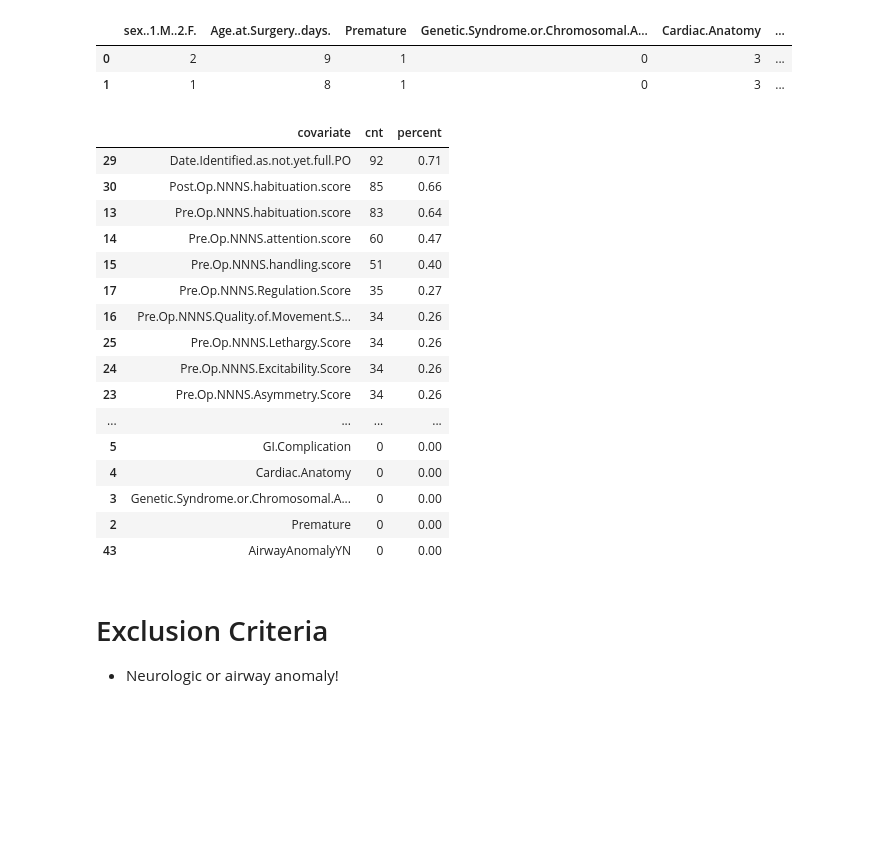
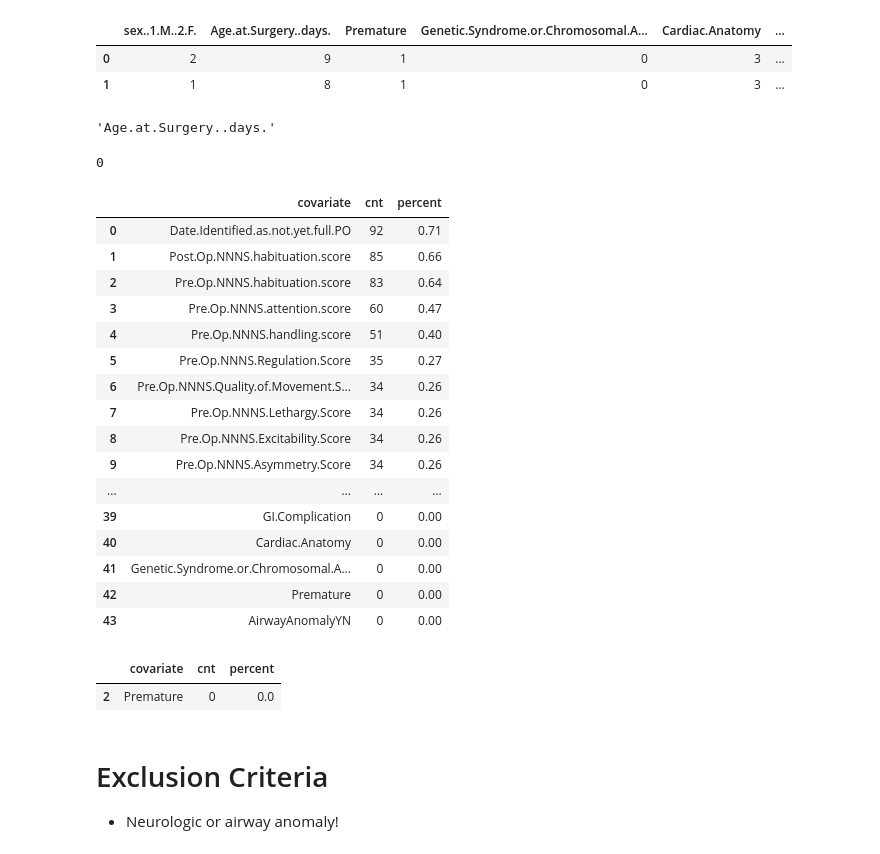
Before and after one commit to mthroolin/phs7050_neoNateCHD, a Jupyter notebook: Julia_work/DataExploration.ipynb, the cells around one changed output. Saved outputs shown, nothing was run; the diff lists cells and outputs as text; code cells hidden in the pictures; blank space fills up the shorter version.

```diff
--- a/Julia_work/DataExploration.ipynb
+++ b/Julia_work/DataExploration.ipynb
@@ -18,3 +18,11 @@ data.head(2)
 | 1 | 1 | 8 | 1 | 0 | 3 | ... |
 # %%
 df = data.loc[(data['AirwayAnomalyYN']==0)&(data['Neurologic.Complication']==0)].copy() # exclusion criteria
+# %%
+min(df)
+# %% [output]
+'Age.at.Surgery..days.'
+# %%
+df['Age.at.Surgery..days.'].min()
+# %% [output]
+0
@@ -31,22 +41,22 @@ miss['covariate'] = df.columns.tolist()
 miss['cnt'] = cnts
 miss['percent'] = pers
 # %%
-miss.sort_values(by='percent',ascending=False)
+miss.sort_values(by='percent',ascending=False).reset_index().drop('index',axis=1)
 # %% [output]
 |  | covariate | cnt | percent |
-| 29 | Date.Identified.as.not.yet.full.PO | 92 | 0.71 |
-| 30 | Post.Op.NNNS.habituation.score | 85 | 0.66 |
-| 13 | Pre.Op.NNNS.habituation.score | 83 | 0.64 |
-| 14 | Pre.Op.NNNS.attention.score | 60 | 0.47 |
-| 15 | Pre.Op.NNNS.handling.score | 51 | 0.40 |
-| 17 | Pre.Op.NNNS.Regulation.Score | 35 | 0.27 |
-| 16 | Pre.Op.NNNS.Quality.of.Movement.S... | 34 | 0.26 |
-| 25 | Pre.Op.NNNS.Lethargy.Score | 34 | 0.26 |
-| 24 | Pre.Op.NNNS.Excitability.Score | 34 | 0.26 |
-| 23 | Pre.Op.NNNS.Asymmetry.Score | 34 | 0.26 |
+| 0 | Date.Identified.as.not.yet.full.PO | 92 | 0.71 |
+| 1 | Post.Op.NNNS.habituation.score | 85 | 0.66 |
+| 2 | Pre.Op.NNNS.habituation.score | 83 | 0.64 |
+| 3 | Pre.Op.NNNS.attention.score | 60 | 0.47 |
+| 4 | Pre.Op.NNNS.handling.score | 51 | 0.40 |
+| 5 | Pre.Op.NNNS.Regulation.Score | 35 | 0.27 |
+| 6 | Pre.Op.NNNS.Quality.of.Movement.S... | 34 | 0.26 |
+| 7 | Pre.Op.NNNS.Lethargy.Score | 34 | 0.26 |
+| 8 | Pre.Op.NNNS.Excitability.Score | 34 | 0.26 |
+| 9 | Pre.Op.NNNS.Asymmetry.Score | 34 | 0.26 |
 | ... | ... | ... | ... |
-| 5 | GI.Complication | 0 | 0.00 |
-| 4 | Cardiac.Anatomy | 0 | 0.00 |
-| 3 | Genetic.Syndrome.or.Chromosomal.A... | 0 | 0.00 |
-| 2 | Premature | 0 | 0.00 |
+| 39 | GI.Complication | 0 | 0.00 |
+| 40 | Cardiac.Anatomy | 0 | 0.00 |
+| 41 | Genetic.Syndrome.or.Chromosomal.A... | 0 | 0.00 |
+| 42 | Premature | 0 | 0.00 |
 | 43 | AirwayAnomalyYN | 0 | 0.00 |
@@ -53,3 +67,8 @@ miss.sort_values(by='percent',ascending=False)
+# %%
+miss[(miss.covariate.isin(cols))]
+# %% [output]
+|  | covariate | cnt | percent |
+| 2 | Premature | 0 | 0.0 |
 # %% [markdown]
 # Exclusion Criteria
 - Neurologic or airway anomaly!
```
Also changed, not shown: parts of 2 cells of this notebook, 3 other files.
